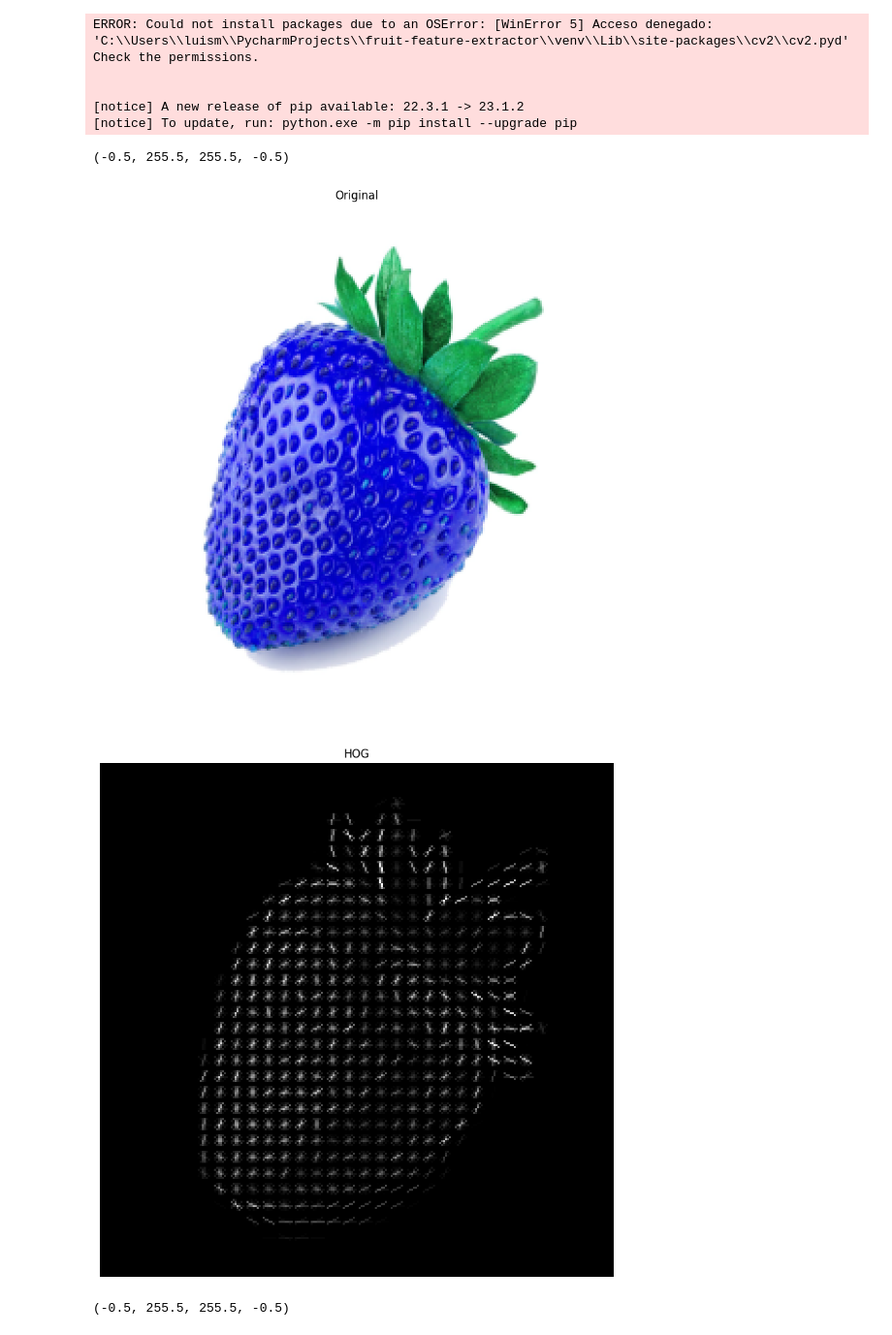
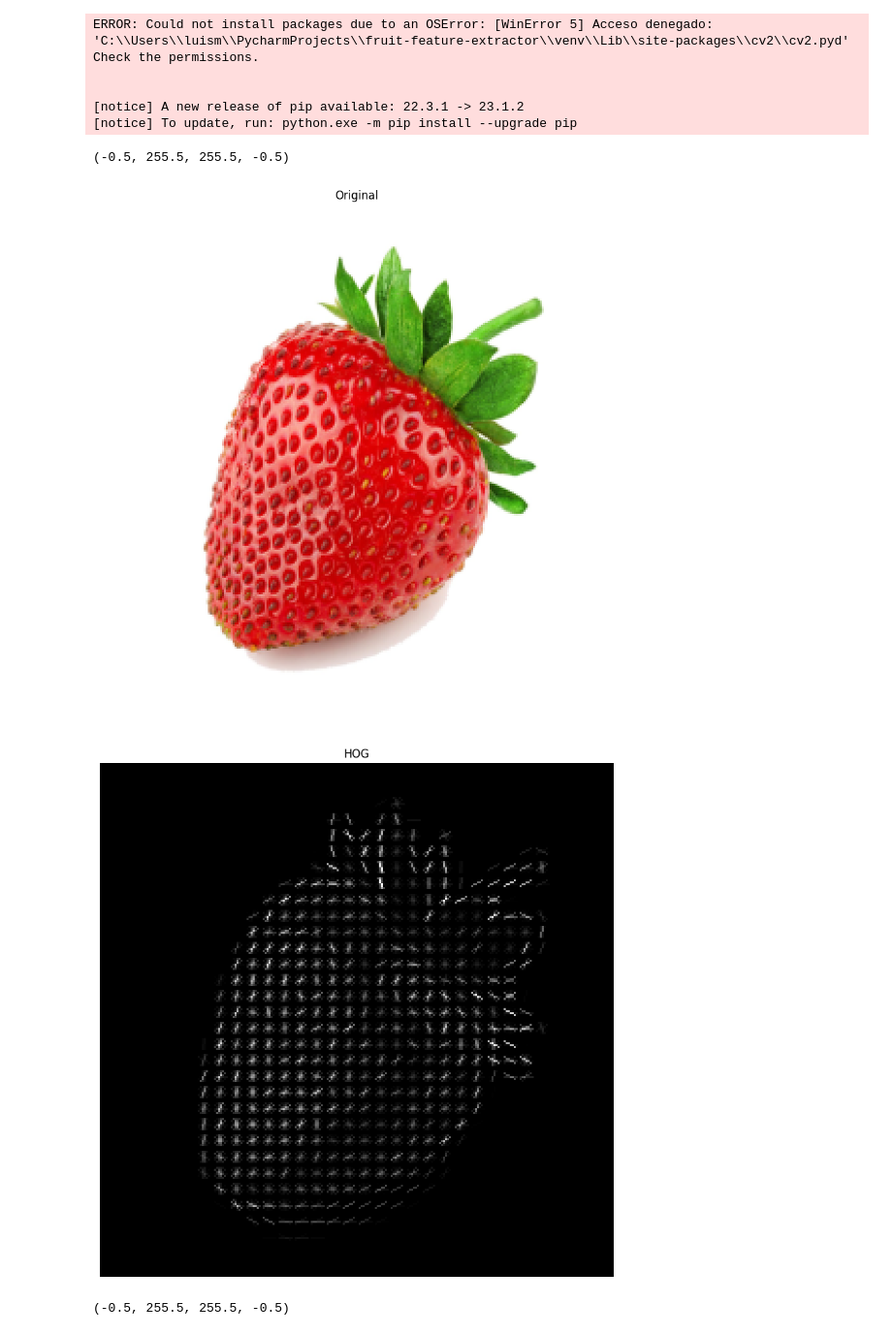
Before and after one commit to luismateoh/fruit-feature-extractor, a Jupyter notebook: HOG_SIFT_SURF.ipynb, the cells around one changed output. Shown at 97% size. Drawn from its saved outputs; the diff is of its cells as text; code cells hidden in the pictures.

```diff
--- a/HOG_SIFT_SURF.ipynb
+++ b/HOG_SIFT_SURF.ipynb
@@ -14,30 +14,30 @@ Check the permissions.
 # %%
 import cv2 as cv
 import matplotlib.pyplot as plt
 from skimage.feature import hog as hogsk
 from skimage import data, exposure
 
 
 img = cv.imread('database/FRESA/fresa (39).jpg')
 
 image_gaussian = cv.GaussianBlur(img, (3, 3), 0)
 image_resized = cv.resize(image_gaussian, (256, 256), interpolation=cv.INTER_AREA)
 
 hog = cv.HOGDescriptor((64, 64), (16, 16), (8, 8), (8, 8), 9)
 h = hog.compute(image_resized)
 h = h.reshape(1, -1)[0]
 
 plt.figure(figsize=(10, 10))
-plt.imshow(image_resized), plt.title('Original')
+plt.imshow(cv.cvtColor(image_resized, cv.COLOR_BGR2RGB)), plt.title('Original')
 plt.axis('off')
 
 plt.figure(figsize=(10, 10))
 implot = cv.cvtColor(image_resized, cv.COLOR_BGR2GRAY)
 plt.imshow(hogsk(implot, visualize=True)[1], cmap='gray'), plt.title('HOG')
 plt.axis('off')
 # %% [output]
 (-0.5, 255.5, 255.5, -0.5)
-[figure, old version]
+[figure, new version]
 [figure]
 # %%
 implot = cv.cvtColor(image_resized, cv.COLOR_BGR2GRAY)
```
